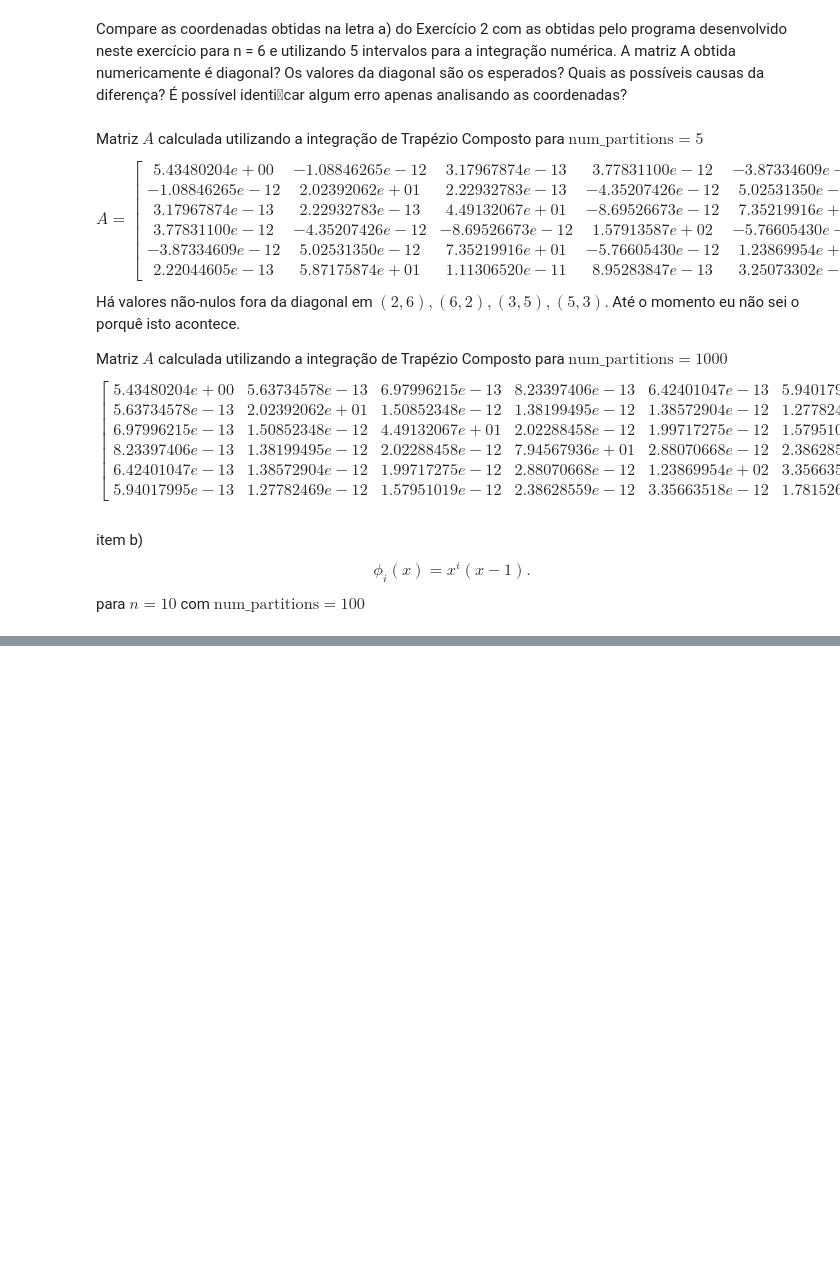
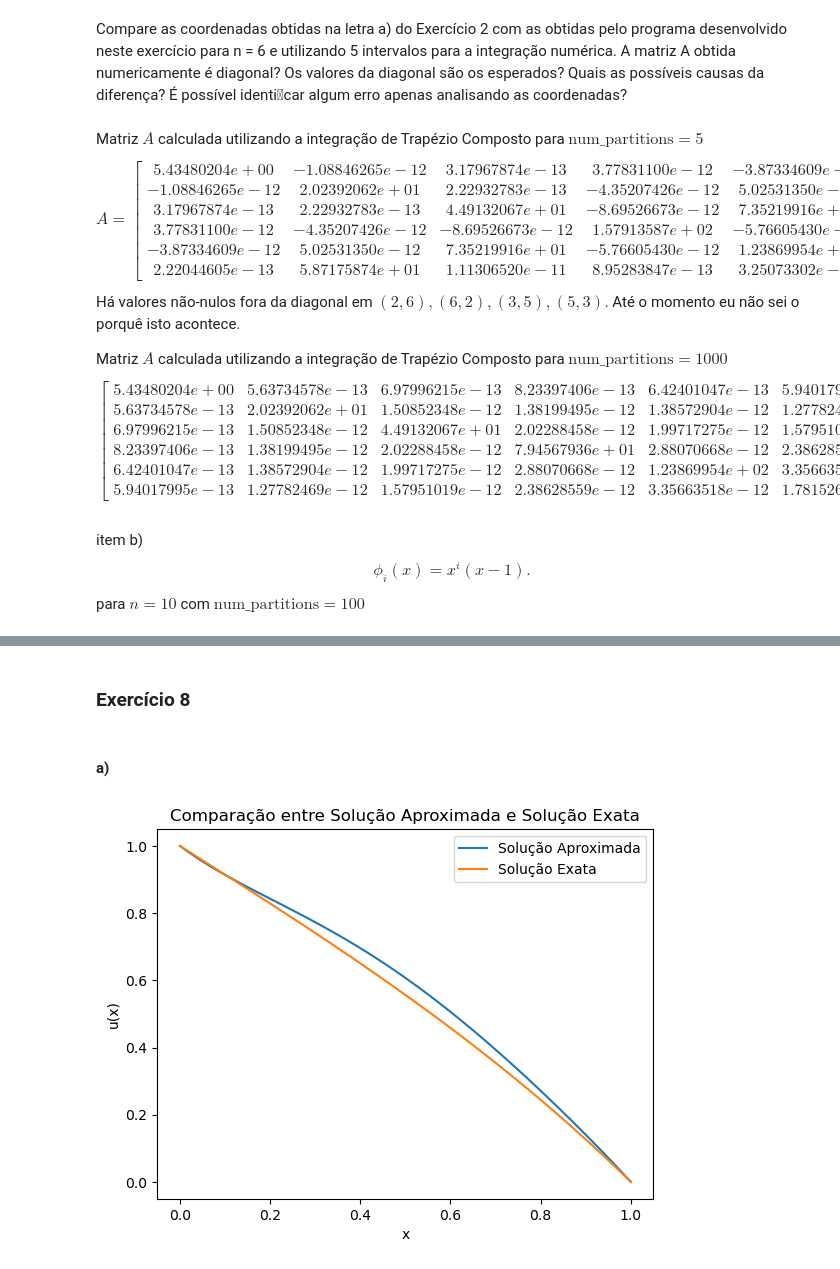
Before and after one commit to rangelalbuq/FEM-MS712, a Jupyter notebook: Galerkin_python.ipynb, the cells around one changed output, grey strips where cells are left out. Cells and saved outputs as stored; diff of their text form; code cells hidden in the pictures; blank space fills up the shorter version.

```diff
--- a/Galerkin_python.ipynb
+++ b/Galerkin_python.ipynb
@@ -391,0 +395,80 @@ coef_trap = galerkin_method(basis_functions, f, funcionais_1, x_inicial, x_final
+# %% [markdown]
+### Exercício 8
+# %% [markdown]
+#### a)
+# %%
+# Definindo as funções da base
+def Fi_1(i, x):
+    if i==1:
+      return 1-x
+    else:
+      return (x**i)*(1-x)
+
+def DFi_1(i, x):
+    return i*(1-x)**(i-1)
+
+def Iaij(i,j):
+    p=lambda x: DFi_1(i,x)*DFi_1(j,x)+Fi_1(i,x)*Fi_1(j,x)
+    return p
+
+def F_1(i):
+  return lambda x: 1-x
+
+def ue(x):
+    return (1/(np.exp(-1)-np.exp(1)))*np.exp(x)-(1/(np.exp(-1)-np.exp(1)))*np.exp(-x)+1
+
+def MetodoTrapezio(a, b, f):
+   Area=(f(a)+f(b))*(b-a)/2
+   return Area
+
+def MetodoTrapezioComposto(c,d,N,f):
+  h=1/N
+  v=np.linspace(c,d,N)
+  Area=0
+  for i in range(0,N-1):
+    Area=Area+MetodoTrapezio(v[i], v[i+1], f)
+  return Area
+
+n=int(5)
+u=np.zeros(n)
+A=np.zeros((n,n))
+FA=np.zeros(n)
+for i in range(1,n+1):
+  for j in range(1,n+1):
+    A[i-1,j-1]=MetodoTrapezioComposto(0,1,100,Iaij(i,j))
+
+for i in range(1,n+1):
+  FA[i-1]=MetodoTrapezioComposto(0,1,100,F_1(i))
+
+u[0]=1
+u[-1]=0
+FA=FA[1:n-1]
+A=A[1:n-1,1:n-1]
+u[1:n-1]=x = np.linalg.solve(A, FA)
+
+def uh(n, x):
+    uh1 = np.zeros_like(x)
+    for i in range(0,n):
+        uh1 += u[i]*Fi_1(i+1, x)
+    return uh1
+
+
+
+x = np.linspace(0, 1, 1000)
+u1 = uh(n, x)
+y = ue(x)
+
+plt.plot(x, u1, label='Solução Aproximada')
+plt.plot(x, y, label='Solução Exata')
+plt.title('Comparação entre Solução Aproximada e Solução Exata')
+plt.xlabel('x')
+plt.ylabel('u(x)')
+plt.legend()
+plt.show()
+print(A)
+print("------------------------------------------------------------------")
+print(u)
+print("------------------------------------------------------------------")
+print(FA)
+# %% [output]
+[figure, added]
```
Also changed, not shown: parts of 9 cells of this notebook.
